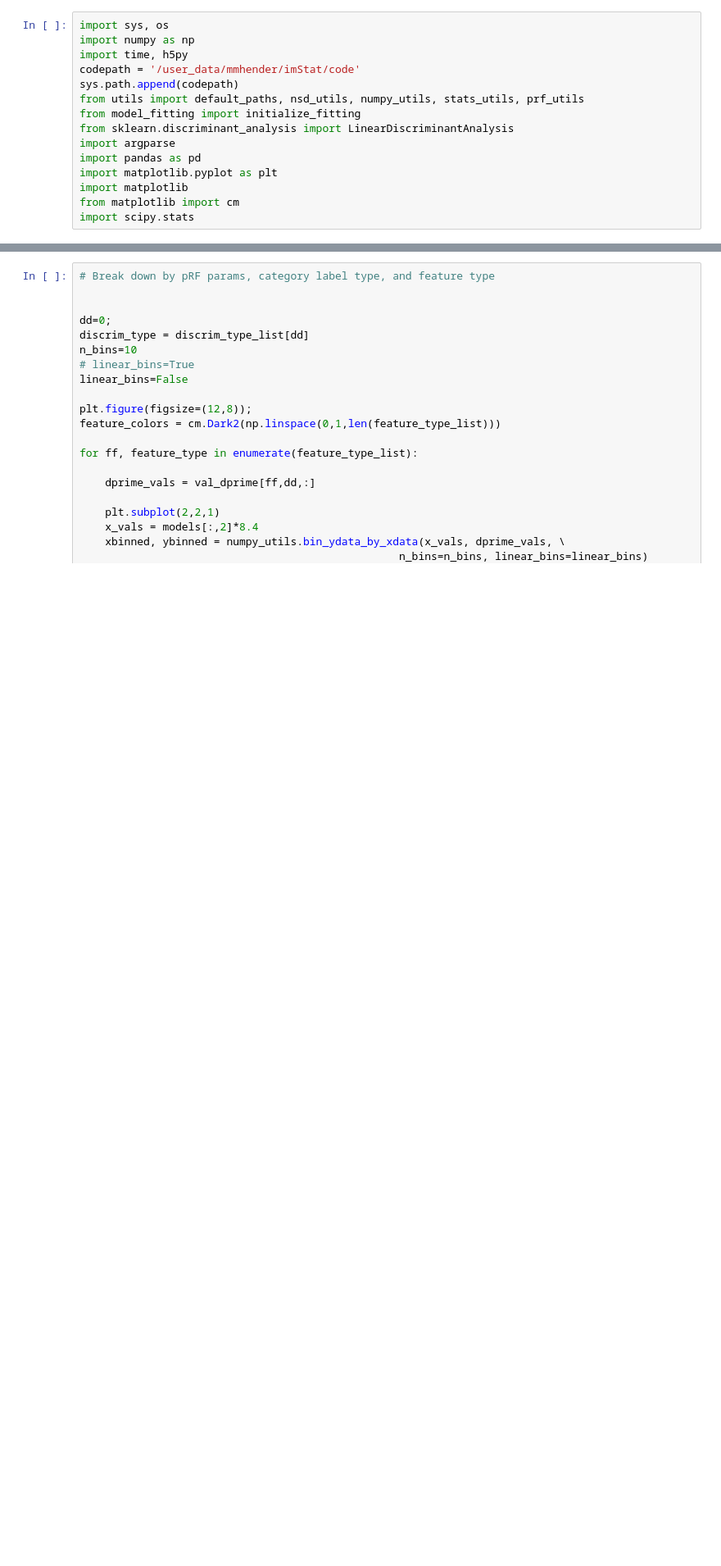
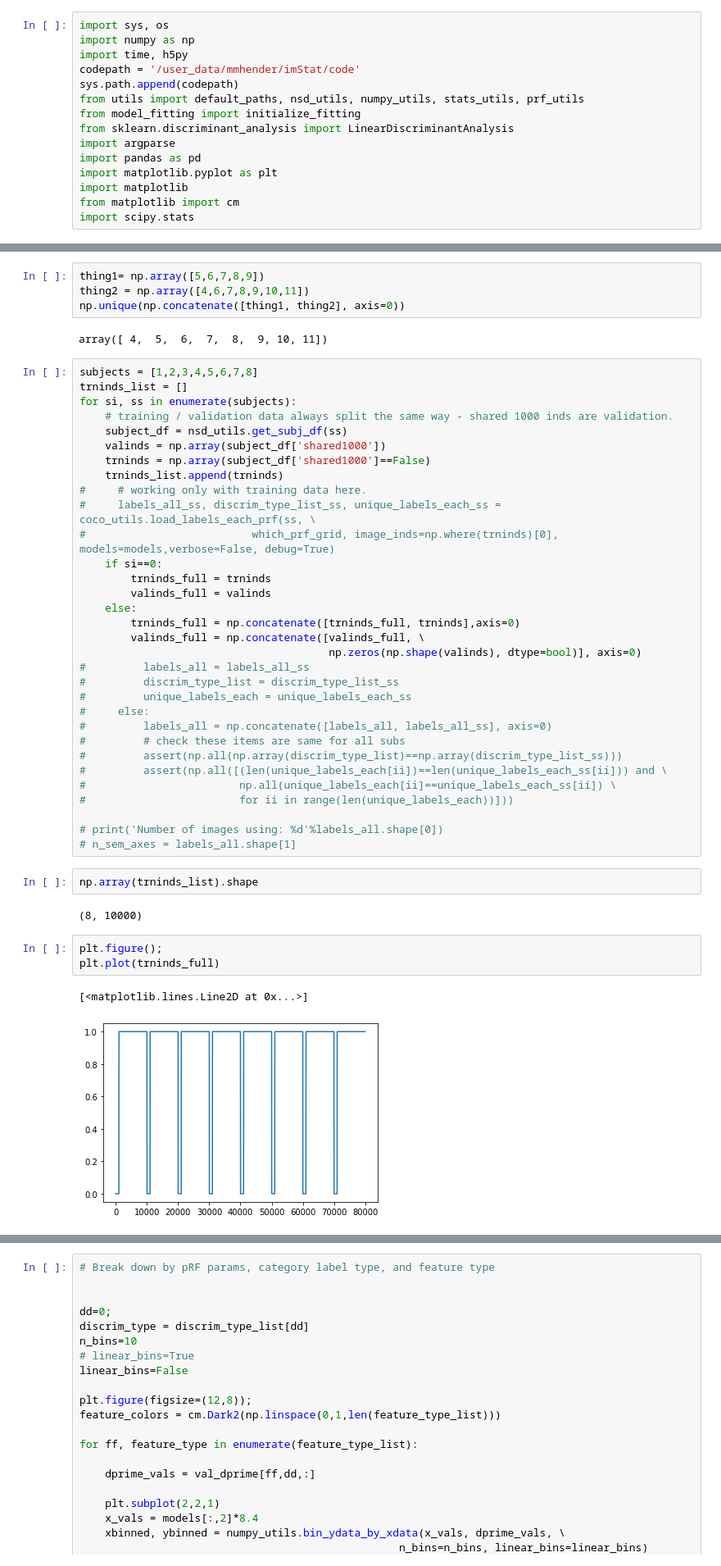
Before and after one commit to mmhenderson/modfit, a Jupyter notebook: notebooks/other_analyses/plot_semantic_decoding_from_features.ipynb, the cells around one changed output, grey strips where cells are left out. Shown at 82% size. Drawn from its saved outputs; the diff is of its cells as text; blank space fills up the shorter version.

```diff
--- a/notebooks/other_analyses/plot_semantic_decoding_from_features.ipynb
+++ b/notebooks/other_analyses/plot_semantic_decoding_from_features.ipynb
@@ -99,0 +88,48 @@ loading from /user_data/mmhender/features/pyramid_texture/LDA/S2_pyramid_texture
+# %%
+thing1= np.array([5,6,7,8,9])
+thing2 = np.array([4,6,7,8,9,10,11])
+np.unique(np.concatenate([thing1, thing2], axis=0))
+# %% [output]
+array([ 4,  5,  6,  7,  8,  9, 10, 11])
+# %%
+subjects = [1,2,3,4,5,6,7,8]
+trninds_list = []
+for si, ss in enumerate(subjects):
+    # training / validation data always split the same way - shared 1000 inds are validation.
+    subject_df = nsd_utils.get_subj_df(ss)
+    valinds = np.array(subject_df['shared1000'])
+    trninds = np.array(subject_df['shared1000']==False)
+    trninds_list.append(trninds)
+#     # working only with training data here.
+#     labels_all_ss, discrim_type_list_ss, unique_labels_each_ss = coco_utils.load_labels_each_prf(ss, \
+#                          which_prf_grid, image_inds=np.where(trninds)[0], models=models,verbose=False, debug=True)
+    if si==0:
+        trninds_full = trninds
+        valinds_full = valinds
+    else:
+        trninds_full = np.concatenate([trninds_full, trninds],axis=0)
+        valinds_full = np.concatenate([valinds_full, \
+                                       np.zeros(np.shape(valinds), dtype=bool)], axis=0)
+#         labels_all = labels_all_ss
+#         discrim_type_list = discrim_type_list_ss
+#         unique_labels_each = unique_labels_each_ss
+#     else:
+#         labels_all = np.concatenate([labels_all, labels_all_ss], axis=0)
+#         # check these items are same for all subs
+#         assert(np.all(np.array(discrim_type_list)==np.array(discrim_type_list_ss)))
+#         assert(np.all([(len(unique_labels_each[ii])==len(unique_labels_each_ss[ii])) and \
+#                        np.all(unique_labels_each[ii]==unique_labels_each_ss[ii]) \
+#                        for ii in range(len(unique_labels_each))]))
+
+# print('Number of images using: %d'%labels_all.shape[0])
+# n_sem_axes = labels_all.shape[1]
+# %%
+np.array(trninds_list).shape
+# %% [output]
+(8, 10000)
+# %%
+plt.figure();
+plt.plot(trninds_full)
+# %% [output]
+[<matplotlib.lines.Line2D at 0x...>]
+[figure, added]
```
Also changed, not shown: parts of 25 cells of this notebook, 7 other files.
